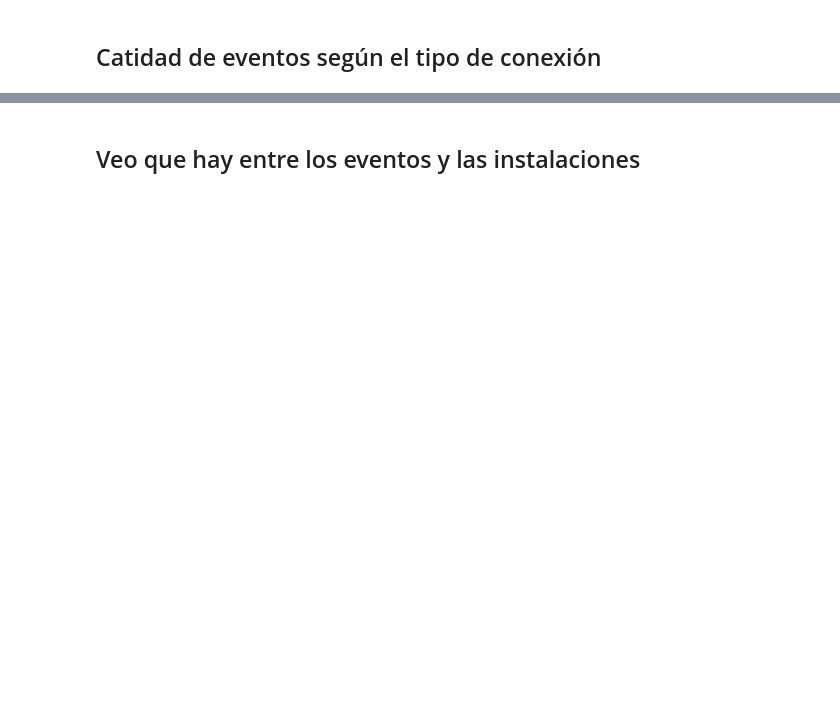
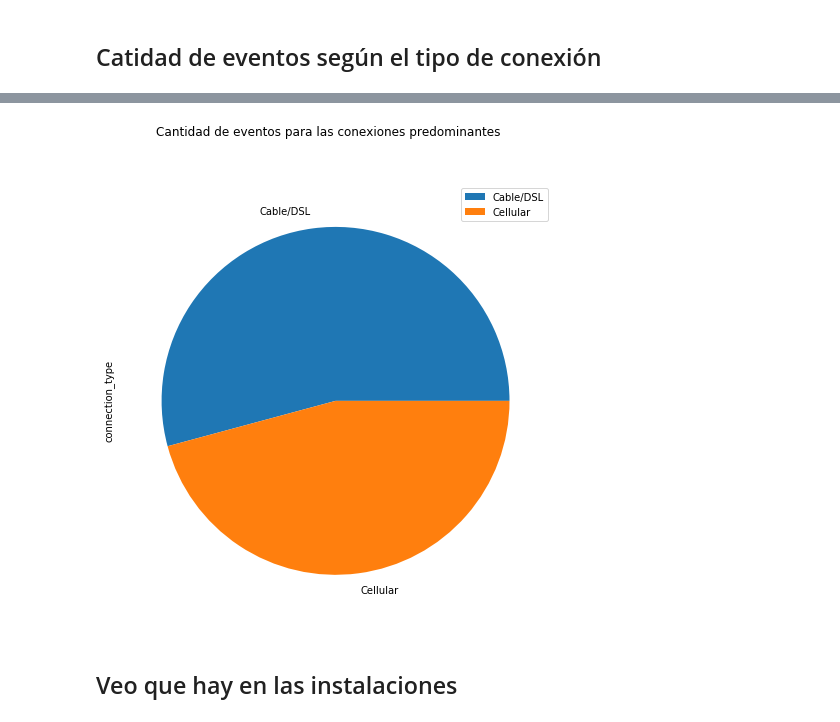
Before and after one commit to EscobarMariaSol/Organizacion-de-datos, a Jupyter notebook: TP1-Primeras-Pruebas.ipynb, the cells around one changed output, grey strips where cells are left out. Drawn from its saved outputs; the diff is of its cells as text; code cells hidden in the pictures; blank space fills up the shorter version.

```diff
--- a/TP1-Primeras-Pruebas.ipynb
+++ b/TP1-Primeras-Pruebas.ipynb
@@ -36,4 +117,9 @@ g.set_ylabel("Nombre del tipo de conexión", fontsize=12)
+# %%
+df_conexiones = conexiones.to_frame().loc[ conexiones.index != 'Corporate',]
+plot = df_conexiones.plot(kind='pie', subplots=True, figsize=(8, 8), title = 'Cantidad de eventos para las conexiones predominantes', )
+# %% [output]
+[figure, added]
 # %% [markdown]
-## Veo que hay entre los eventos y las instalaciones
+## Veo que hay en las instalaciones
 # %%
 inst.dtypes
```
Also changed, not shown: parts of 15 cells of this notebook.
